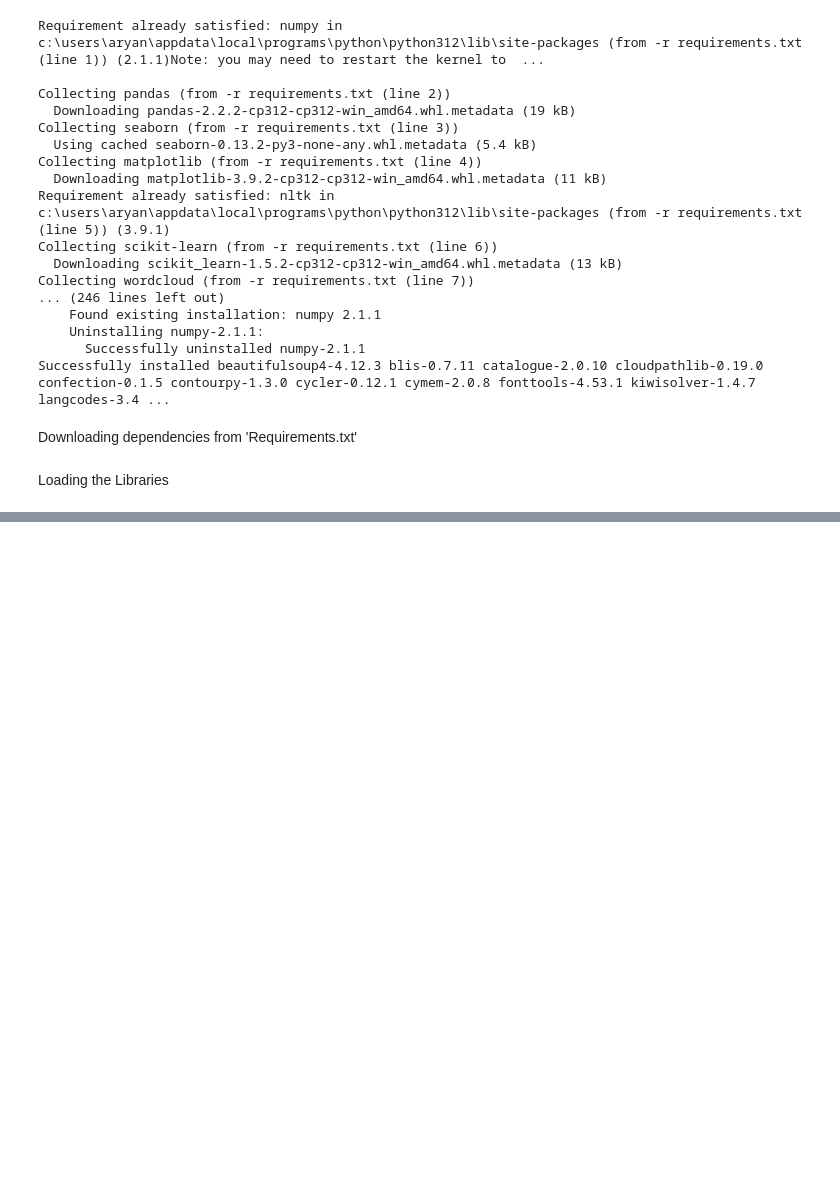
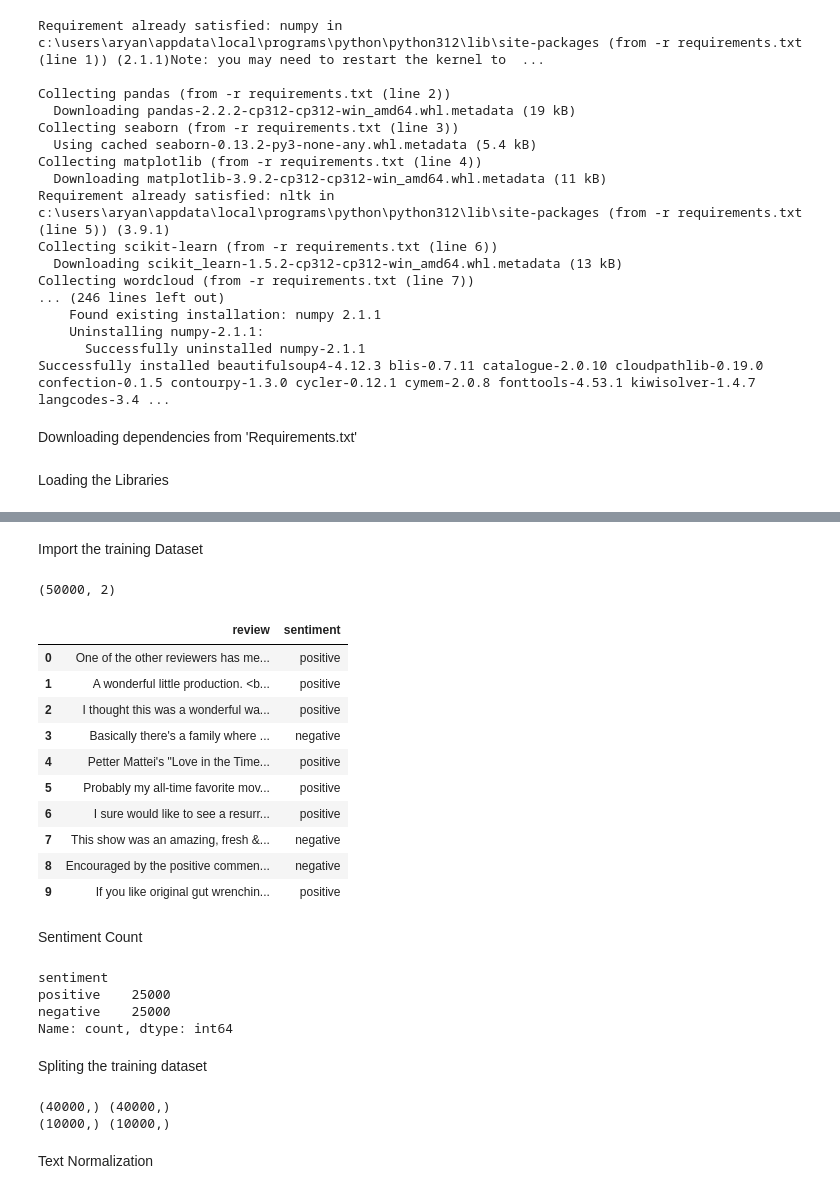
Before and after one commit to Arrryyy/Sentiment-Analysis, a Jupyter notebook: sentiment.ipynb, the cells around one changed output, grey strips where cells are left out. Drawn from its saved outputs; the diff is of its cells as text; code cells hidden in the pictures; blank space fills up the shorter version.

```diff
--- a/sentiment.ipynb
+++ b/sentiment.ipynb
@@ -56,0 +60,47 @@ FileNotFoundError: [WinError 3] The system cannot find the path specified: '../i
+# %% [markdown]
+Import the training Dataset
+# %%
+#importing the training data
+imdb_data=pd.read_csv('./IMDB Dataset.csv')
+print(imdb_data.shape)
+imdb_data.head(10)
+# %% [output]
+(50000, 2)
+|  | review | sentiment |
+| 0 | One of the other reviewers has me... | positive |
+| 1 | A wonderful little production. <b... | positive |
+| 2 | I thought this was a wonderful wa... | positive |
+| 3 | Basically there's a family where ... | negative |
+| 4 | Petter Mattei's "Love in the Time... | positive |
+| 5 | Probably my all-time favorite mov... | positive |
+| 6 | I sure would like to see a resurr... | positive |
+| 7 | This show was an amazing, fresh &... | negative |
+| 8 | Encouraged by the positive commen... | negative |
+| 9 | If you like original gut wrenchin... | positive |
+# %% [markdown]
+Sentiment Count
+# %%
+#sentiment count
+imdb_data['sentiment'].value_counts()
+# %% [output]
+sentiment
+positive    25000
+negative    25000
+Name: count, dtype: int64
+# %% [markdown]
+Spliting the training dataset
+# %%
+#split the dataset
+#train dataset
+train_reviews=imdb_data.review[:40000]
+train_sentiments=imdb_data.sentiment[:40000]
+#test dataset
+test_reviews=imdb_data.review[40000:]
+test_sentiments=imdb_data.sentiment[40000:]
+print(train_reviews.shape,train_sentiments.shape)
+print(test_reviews.shape,test_sentiments.shape)
+# %% [output]
+(40000,) (40000,)
+(10000,) (10000,)
+# %% [markdown]
+Text Normalization
```
Also changed, not shown: parts of 16 cells of this notebook.
